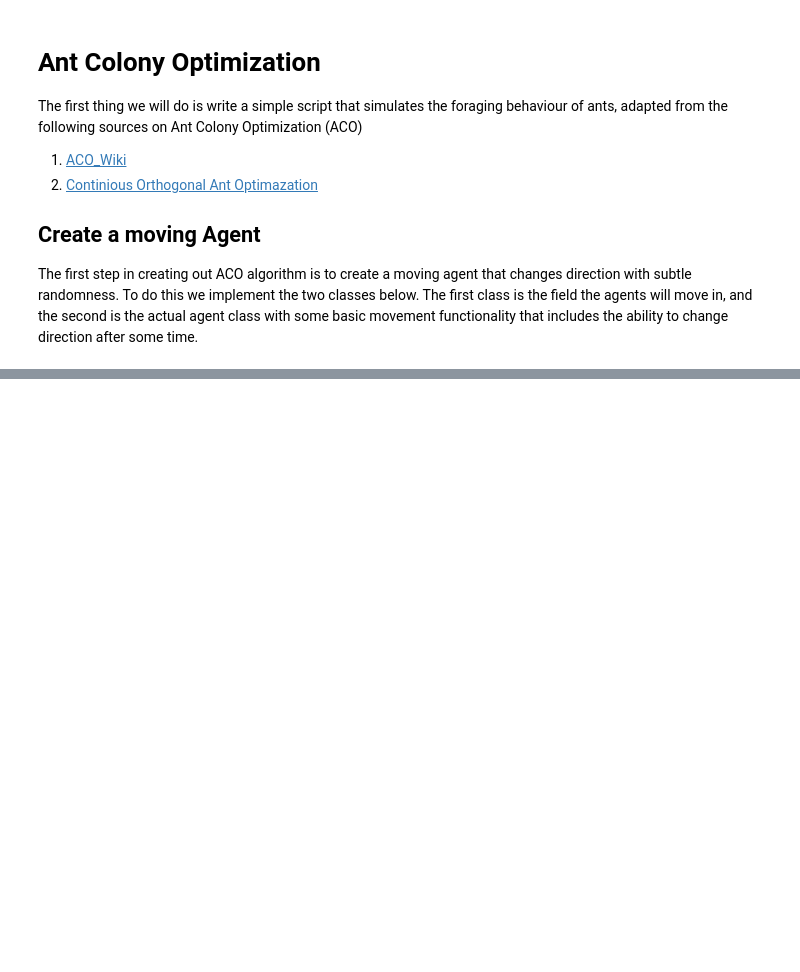
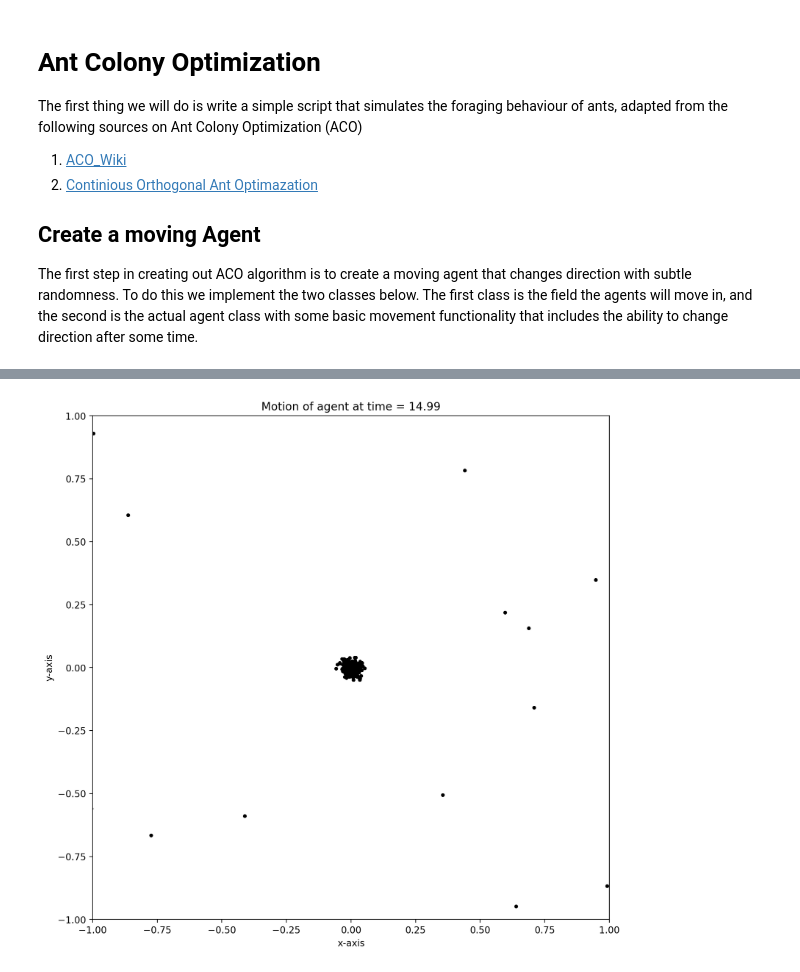
Before and after one commit to PanosEconomou/Ant-Optimization, a Jupyter notebook: 2.Code/1.Simple_Pathfinding/ACO.ipynb, the cells around one changed output, grey strips where cells are left out. Drawn from its saved outputs; the diff is of its cells as text; code cells hidden in the pictures; blank space fills up the shorter version.

```diff
--- a/2.Code/1.Simple_Pathfinding/ACO.ipynb
+++ b/2.Code/1.Simple_Pathfinding/ACO.ipynb
@@ -188,3 +219,81 @@ anim_cnt+=1
+# %%
+# We can create a quick animation just to make sure
+
+# Agent motion properties
+N_agents = 250
+acc_magnitude       = 2
+desired_speed       = 0.5
+randomness          = 1e-0
+dt                  = 0.01
+max_time            = 15
+gradient_strength   = 10000
+grad_radius         = 1e-4
+grad_samples        = 50
+bounds              = np.array([[-1,1],[-1,1]])
+steps               = [100,100]
+s                   = 0.4
+pos                 = np.array([None,None])
+def func(x):
+    if len(x.shape) == 1:
+        p1 = np.array([0.5,0.5])
+        p2 = np.array([-0.5,-0.5])
+        return -np.exp(-np.dot(x-p1,x-p1)/s**2) -np.exp(-np.dot(x-p2,x-p2)/s**2)
+    else:
+        return np.array([func(xi) for xi in x])
+def F (x,y): return -np.exp(-(x**2 + y**2)/s**2)
+
+# Now plot the position array
+field = Field(bounds=bounds,steps=steps,function=func)
+
+time = np.arange(0,max_time,dt)
+posA = np.array([run_one_agent(field,dt,max_time,acc_magnitude,desired_speed,randomness,gradient_strength,grad_radius,grad_samples,pos) for i in tqdm(range(N_agents))])
+
+pos = []
+for j in range(len(posA[0])):
+    pos.append([])
+    for i in range(len(posA)):
+        pos[-1].append(posA[i][j])
+
+pos = np.array(pos)
+
+# Now we will define a figure
+# Create the figure and setup athe axis
+fig = plt.figure(figsize=(10,10),dpi=200)
+ax  = fig.add_subplot(111)
+ax.set_xlabel('x-axis')
+ax.set_ylabel('y-axis')
+ax.set_title('Motion of agent at time = %.2f'%time[0])
+ax.set_xlim(*field.bounds[0])
+ax.set_ylim(*field.bounds[1])
+
+# Plot the mesh
+x = np.linspace(*bounds[0],100)
+y = np.linspace(*bounds[1],100)
+X,Y = np.meshgrid(x,y)
+Z = F(X,Y)
+# ax.pcolormesh(X,Y,Z,cmap='terrain', shading='gouraud')
+
+# Now the plot element
+dot, = plt.plot([],[],'ko',ms=3)
+
+# Define our update function
+def update(i):
+    # Get some variables from the global scope
+    global ax,dot,pos,time
+
+    # Set our new data
+    dot.set_data(pos[i].T[0],pos[i].T[1])
+    ax.set_title('Motion of agent at time = %.2f'%time[i])
+
+    return dot,
+
+# Animate!
+anim = animation.FuncAnimation(fig,update,frames=len(time),blit=True)
+writer = animation.writers['ffmpeg'](fps=60)
+anim.save('Animations/3_Particle_Test-%d.mp4'%anim_cnt,writer=writer,dpi=200)
+anim_cnt+=1
+# %% [output]
+[figure, added]
 # %% [markdown]
 ## Adding a sense of direction
 
```
Also changed, not shown: parts of 9 cells of this notebook, 9 other files.
